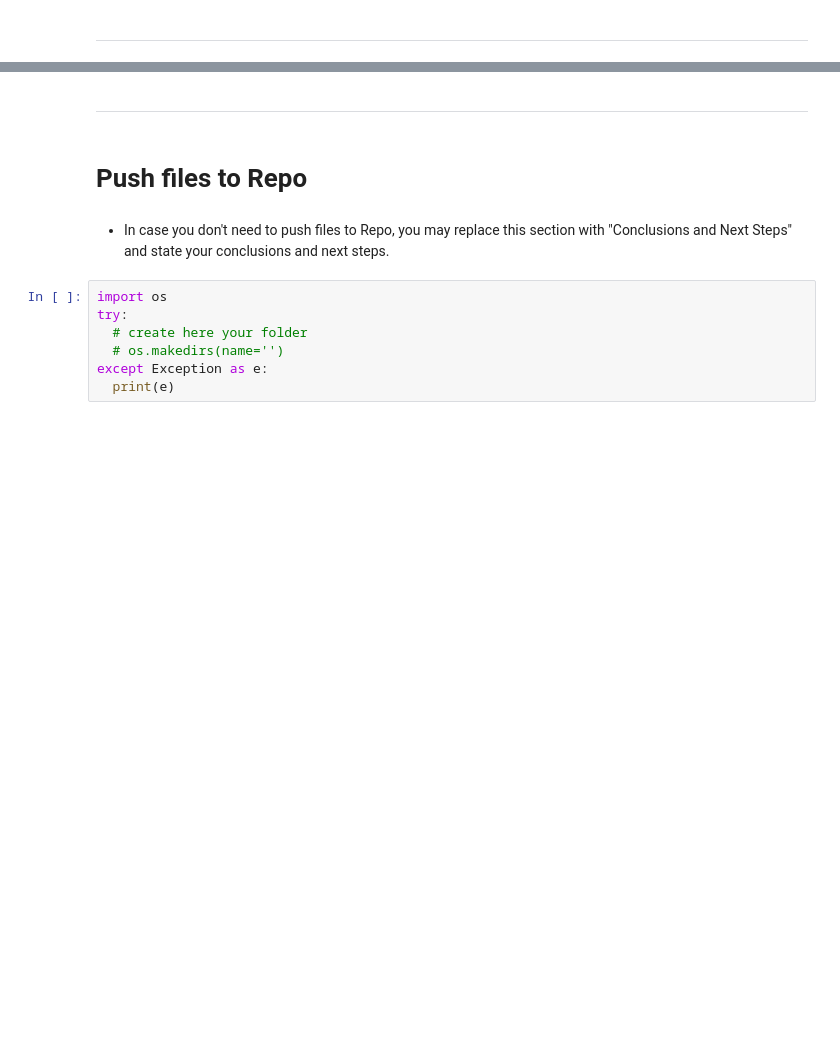
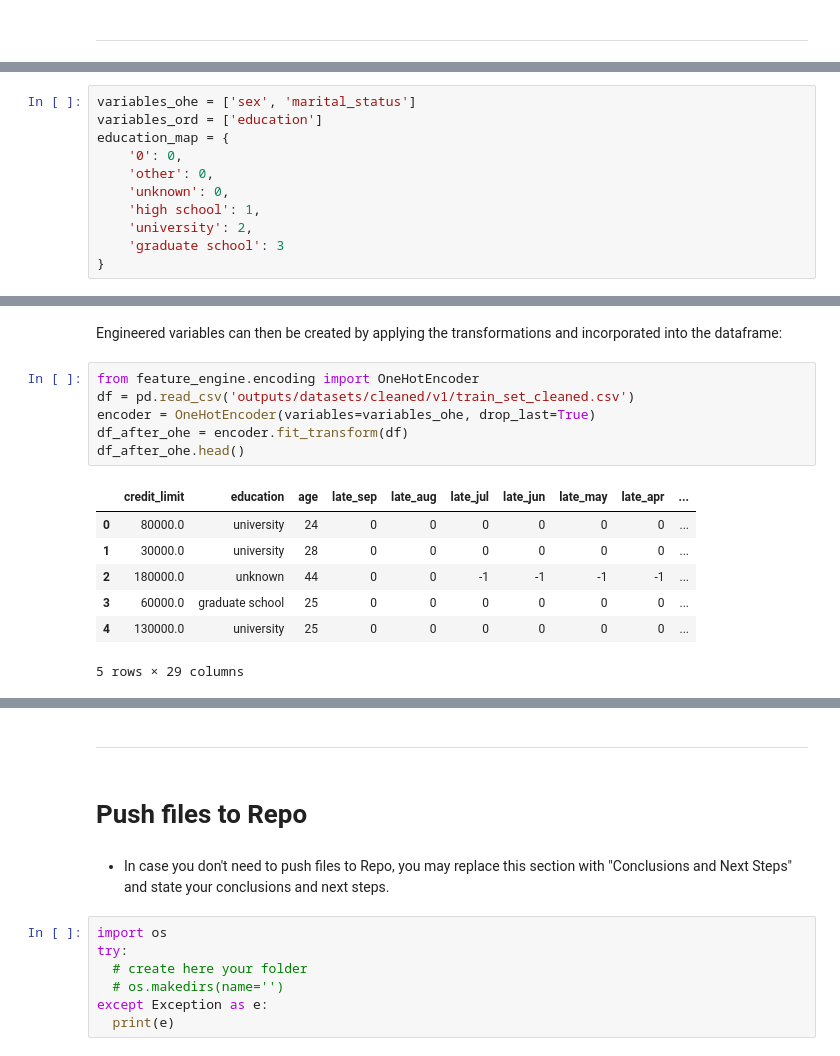
Before and after one commit to frankiesanjana/credit-card-default, a Jupyter notebook: jupyter_notebooks/04_feature_engineering.ipynb, the cells around one changed output, grey strips where cells are left out. Drawn from its saved outputs; the diff is of its cells as text; blank space fills up the shorter version.

```diff
--- a/jupyter_notebooks/04_feature_engineering.ipynb
+++ b/jupyter_notebooks/04_feature_engineering.ipynb
@@ -168,0 +178,11 @@ NOTE
+# %%
+variables_ohe = ['sex', 'marital_status']
+variables_ord = ['education']
+education_map = {
+    '0': 0,
+    'other': 0,
+    'unknown': 0,
+    'high school': 1,
+    'university': 2,
+    'graduate school': 3
+}
@@ -168,0 +211,16 @@ NOTE
+# %% [markdown]
+Engineered variables can then be created by applying the transformations and incorporated into the dataframe:
+# %%
+from feature_engine.encoding import OneHotEncoder
+df = pd.read_csv('outputs/datasets/cleaned/v1/train_set_cleaned.csv')
+encoder = OneHotEncoder(variables=variables_ohe, drop_last=True)
+df_after_ohe = encoder.fit_transform(df)
+df_after_ohe.head()
+# %% [output]
+|  | credit_limit | education | age | late_sep | late_aug | late_jul | late_jun | late_may | late_apr | ... |
+| 0 | 80000.0 | university | 24 | 0 | 0 | 0 | 0 | 0 | 0 | ... |
+| 1 | 30000.0 | university | 28 | 0 | 0 | 0 | 0 | 0 | 0 | ... |
+| 2 | 180000.0 | unknown | 44 | 0 | 0 | -1 | -1 | -1 | -1 | ... |
+| 3 | 60000.0 | graduate school | 25 | 0 | 0 | 0 | 0 | 0 | 0 | ... |
+| 4 | 130000.0 | university | 25 | 0 | 0 | 0 | 0 | 0 | 0 | ... |
+5 rows × 29 columns
```
Also changed, not shown: parts of 25 cells of this notebook, 2 other files.
